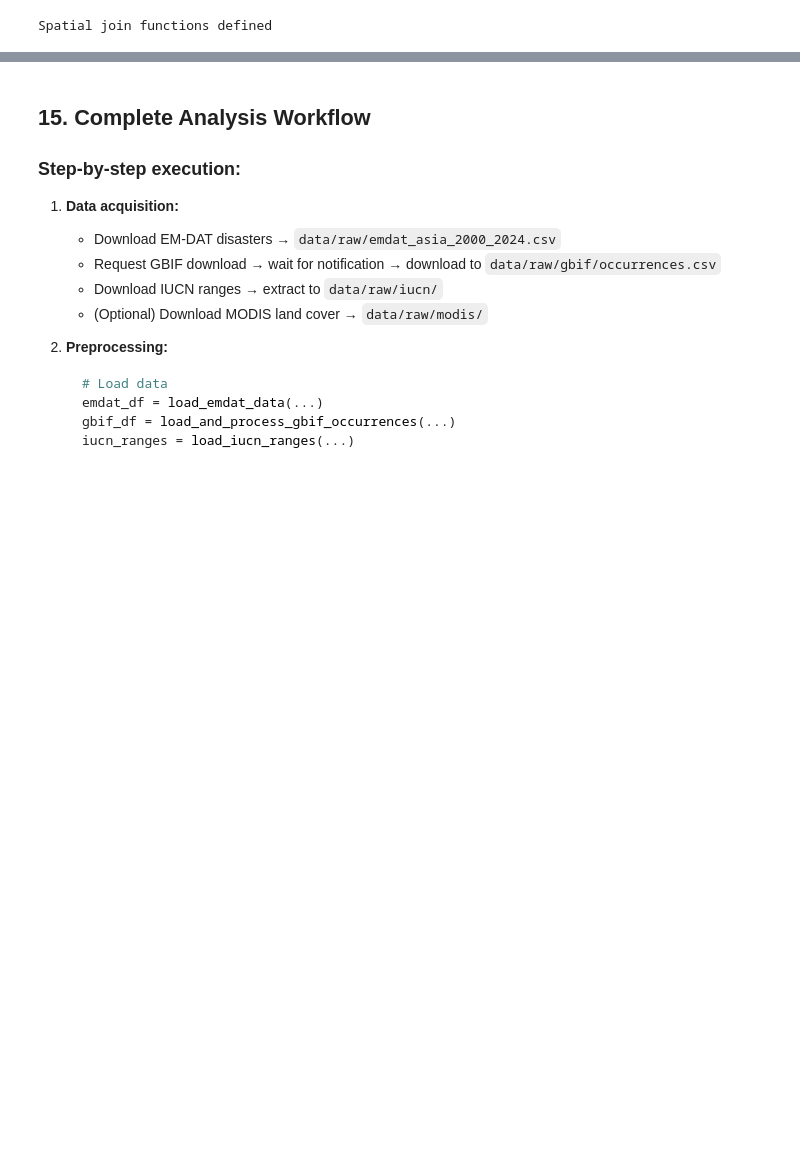
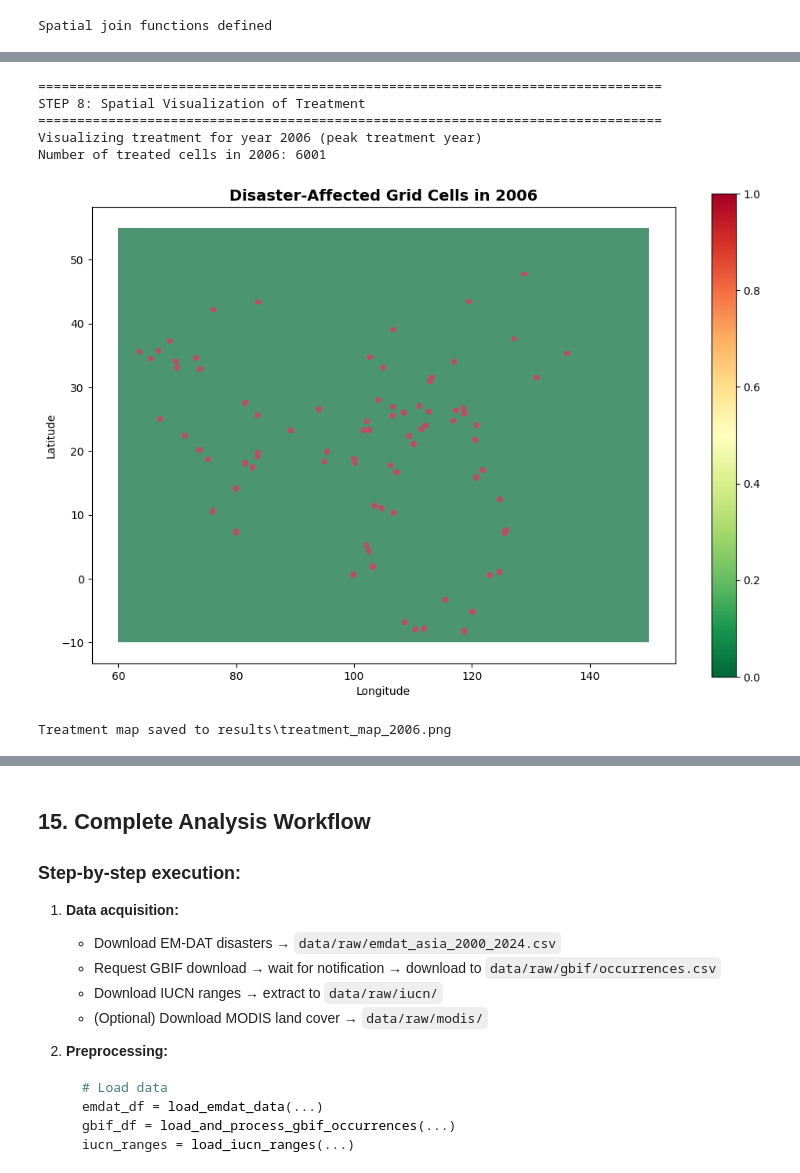
Before and after one commit to LoremIpsum-ADA/implementation-v2, a Jupyter notebook: endangered_asia_pipeline.ipynb, the cells around one changed output, grey strips where cells are left out. Drawn from its saved outputs; the diff is of its cells as text; code cells hidden in the pictures; blank space fills up the shorter version.

```diff
--- a/endangered_asia_pipeline.ipynb
+++ b/endangered_asia_pipeline.ipynb
@@ -1245,0 +1771,31 @@ print("Visualization functions defined")
+# %%
+# Step 8: Treatment Map Visualization
+print("\n" + "="*80)
+print("STEP 8: Spatial Visualization of Treatment")
+print("="*80)
+
+if 'grid_gdf' in locals() and 'treatment_df' in locals():
+    # Pick a year with notable treatment
+    treatment_by_year = treatment_df.groupby('year').size()
+    peak_year = treatment_by_year.idxmax()
+
+    print(f"Visualizing treatment for year {peak_year} (peak treatment year)")
+    print(f"Number of treated cells in {peak_year}: {treatment_by_year[peak_year]}")
+
+    plot_treatment_map(
+        grid_gdf,
+        treatment_df,
+        year=peak_year,
+        save_path=CONFIG['results_dir'] / f'treatment_map_{peak_year}.png'
+    )
+    print(f"Treatment map saved to {CONFIG['results_dir'] / f'treatment_map_{peak_year}.png'}")
+else:
+    print("ERROR: Grid or treatment data not found")
+# %% [output]
+================================================================================
+STEP 8: Spatial Visualization of Treatment
+================================================================================
+Visualizing treatment for year 2006 (peak treatment year)
+Number of treated cells in 2006: 6001
+[figure, added]
+Treatment map saved to results\treatment_map_2006.png
```
Also changed, not shown: parts of 28 cells of this notebook, 7 other files.
